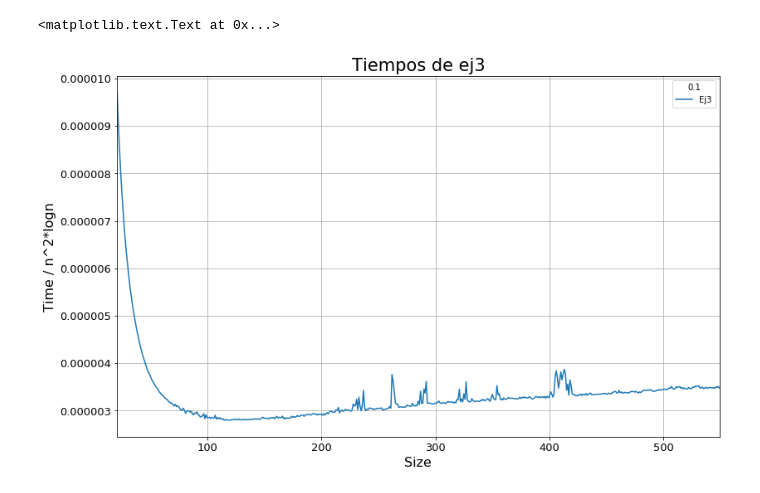
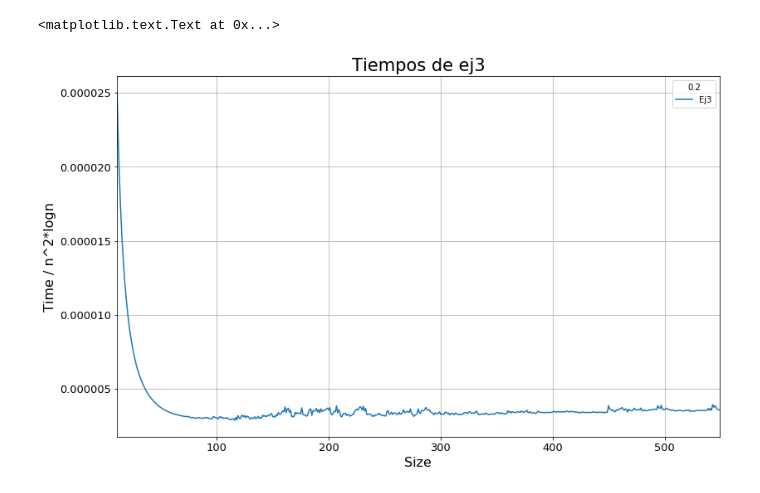
Before and after one commit to gianzamboni/algo3-tp2-1c2017, a Jupyter notebook: Tiempos.ipynb, the cells around one changed output. Saved outputs shown, nothing was run; the diff lists cells and outputs as text; code cells hidden in the pictures.

```diff
--- a/Tiempos.ipynb
+++ b/Tiempos.ipynb
@@ -40,12 +48,12 @@ dyna.set_xlabel("Size", fontsize=16)
 # %%
 ddyna = pd.read_csv("./timesEj3.csv")
 ddyna['Ej3'] = ddyna['Time'] / (ddyna['Size']**(2))*ddyna['Size'].apply(lambda x: log(x)  if x >= 0 else -1)
 del ddyna['Time']
-sizedyna = ddyna.loc[ddyna['Size'] > 20].groupby('Size')
-dyna = sizedyna.quantile(0.1).plot.line(fontsize=13, figsize=(13,8), grid=True)
+sizedyna = ddyna.loc[ddyna['Size'] > 10].groupby('Size')
+dyna = sizedyna.quantile(0.2).plot.line(fontsize=13, figsize=(13,8), grid=True)
 dyna.set_title("Tiempos de ej3", fontsize=21)
 dyna.set_ylabel("Time / n^2*logn", fontsize=16)
 dyna.set_xlabel("Size", fontsize=16)
 # %% [output]
 <matplotlib.text.Text at 0x...>
-[figure, old version]
+[figure, new version]
```
Also changed, not shown: parts of 7 cells of this notebook, 1 other file.
